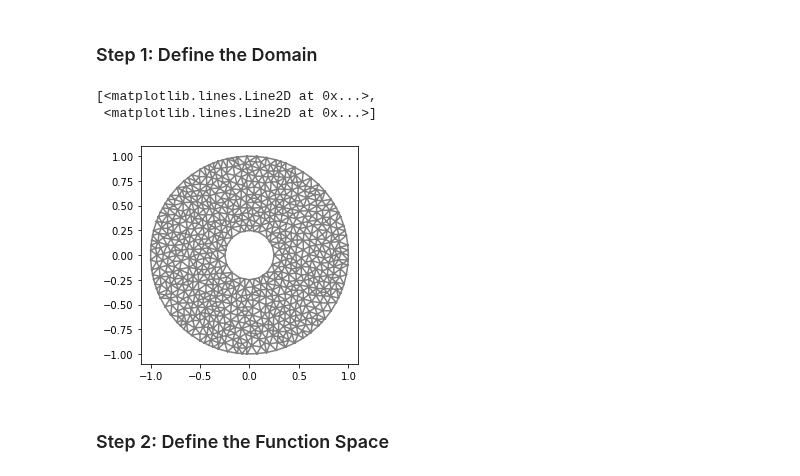
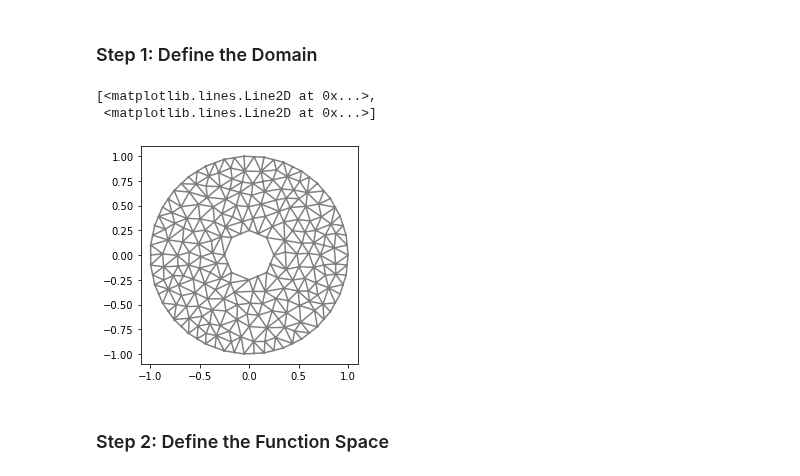
Before and after one commit to algorythmist/computational-physics, a Jupyter notebook: fenics_disk.ipynb, the cells around one changed output. Cells and saved outputs as stored; diff of their text form; code cells hidden in the pictures.

```diff
--- a/fenics_disk.ipynb
+++ b/fenics_disk.ipynb
@@ -73,13 +95,13 @@ plt.show()
 # %%
 r_outer = 1
 r_inner = 0.25
 wedge = Circle(Point(.0, .0), r_outer) - Circle(Point(.0, .0), r_inner)
-wedge_mesh = generate_mesh(wedge, 20)
+wedge_mesh = generate_mesh(wedge, 10)
 plot(wedge_mesh)
 # %% [output]
 [<matplotlib.lines.Line2D at 0x...>,
  <matplotlib.lines.Line2D at 0x...>]
-[figure, old version]
+[figure, new version]
 # %% [markdown]
 ### Step 2: Define the Function Space
 # %%
```
Also changed, not shown: parts of 11 cells of this notebook.
